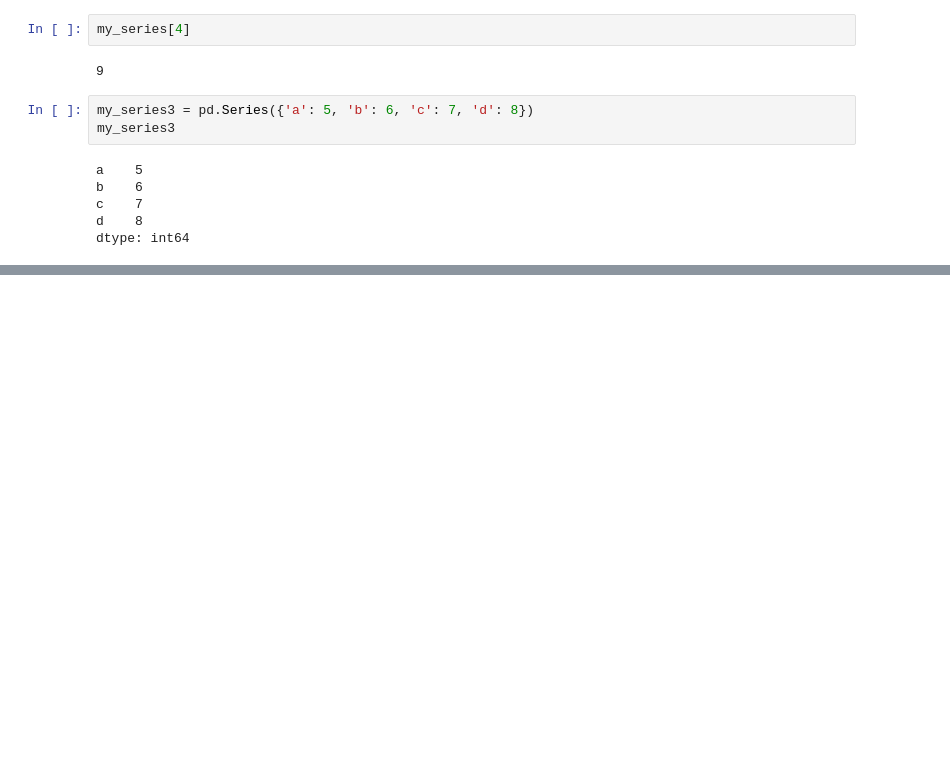
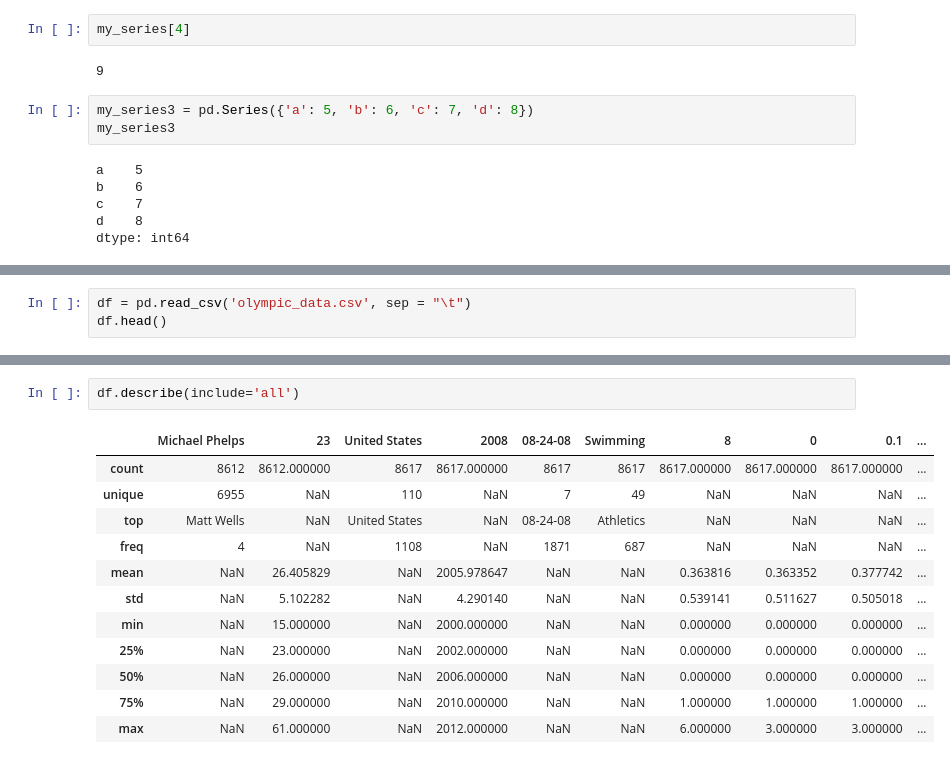
Before and after one commit to avigupta2798/OpenGenus-Notebook, a Jupyter notebook: Pandas/Notebook.ipynb, the cells around one changed output, grey strips where cells are left out. Cells and saved outputs as stored; diff of their text form; blank space fills up the shorter version.

```diff
--- a/Pandas/Notebook.ipynb
+++ b/Pandas/Notebook.ipynb
@@ -48,0 +86,3 @@ dtype: int64
+# %%
+df = pd.read_csv('olympic_data.csv', sep = "\t")
+df.head()
@@ -48,0 +165,15 @@ dtype: int64
+# %%
+df.describe(include='all')
+# %% [output]
+|  | Michael Phelps | 23 | United States | 2008 | 08-24-08 | Swimming | 8 | 0 | 0.1 | ... |
+| count | 8612 | 8612.000000 | 8617 | 8617.000000 | 8617 | 8617 | 8617.000000 | 8617.000000 | 8617.000000 | ... |
+| unique | 6955 | NaN | 110 | NaN | 7 | 49 | NaN | NaN | NaN | ... |
+| top | Matt Wells | NaN | United States | NaN | 08-24-08 | Athletics | NaN | NaN | NaN | ... |
+| freq | 4 | NaN | 1108 | NaN | 1871 | 687 | NaN | NaN | NaN | ... |
+| mean | NaN | 26.405829 | NaN | 2005.978647 | NaN | NaN | 0.363816 | 0.363352 | 0.377742 | ... |
+| std | NaN | 5.102282 | NaN | 4.290140 | NaN | NaN | 0.539141 | 0.511627 | 0.505018 | ... |
+| min | NaN | 15.000000 | NaN | 2000.000000 | NaN | NaN | 0.000000 | 0.000000 | 0.000000 | ... |
+| 25% | NaN | 23.000000 | NaN | 2002.000000 | NaN | NaN | 0.000000 | 0.000000 | 0.000000 | ... |
+| 50% | NaN | 26.000000 | NaN | 2006.000000 | NaN | NaN | 0.000000 | 0.000000 | 0.000000 | ... |
+| 75% | NaN | 29.000000 | NaN | 2010.000000 | NaN | NaN | 1.000000 | 1.000000 | 1.000000 | ... |
+| max | NaN | 61.000000 | NaN | 2012.000000 | NaN | NaN | 6.000000 | 3.000000 | 3.000000 | ... |
```
Also changed, not shown: parts of 9 cells of this notebook, 1 other file.
